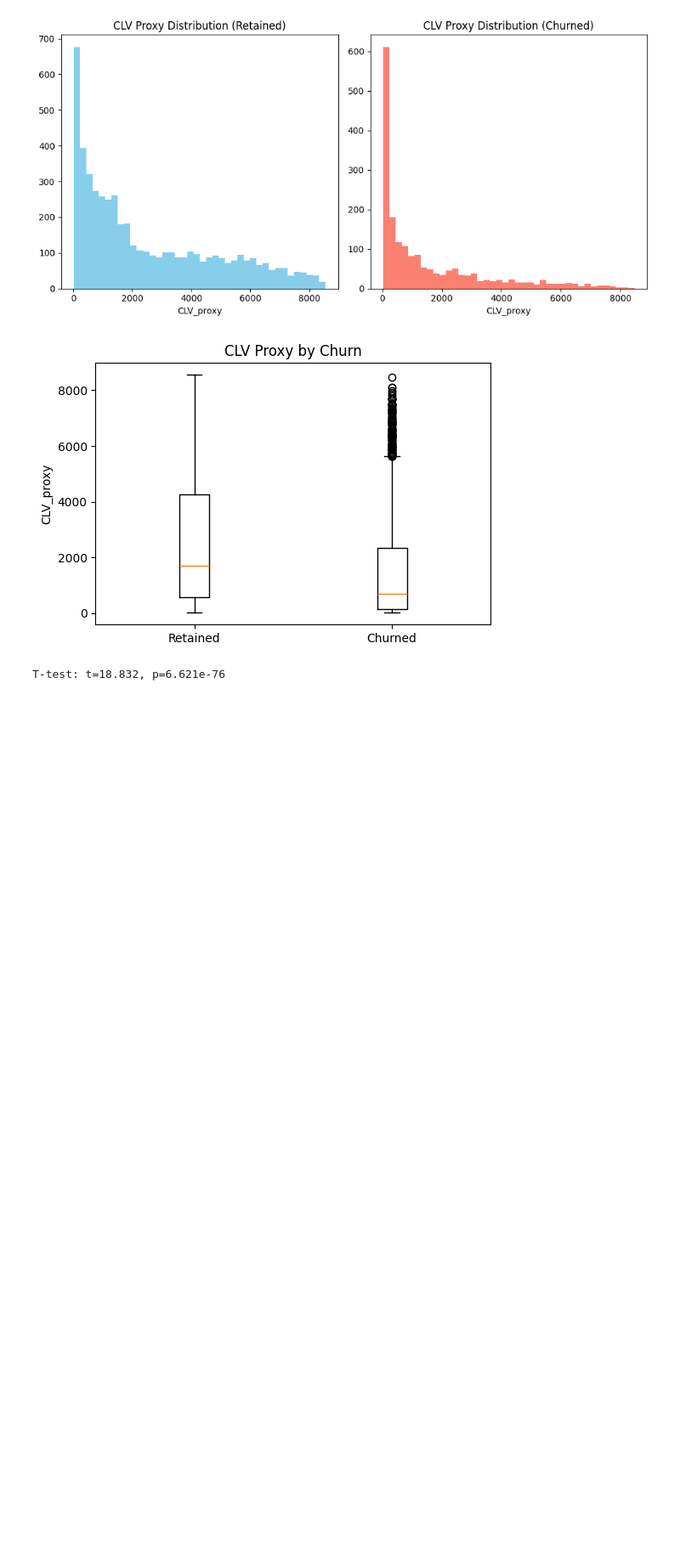
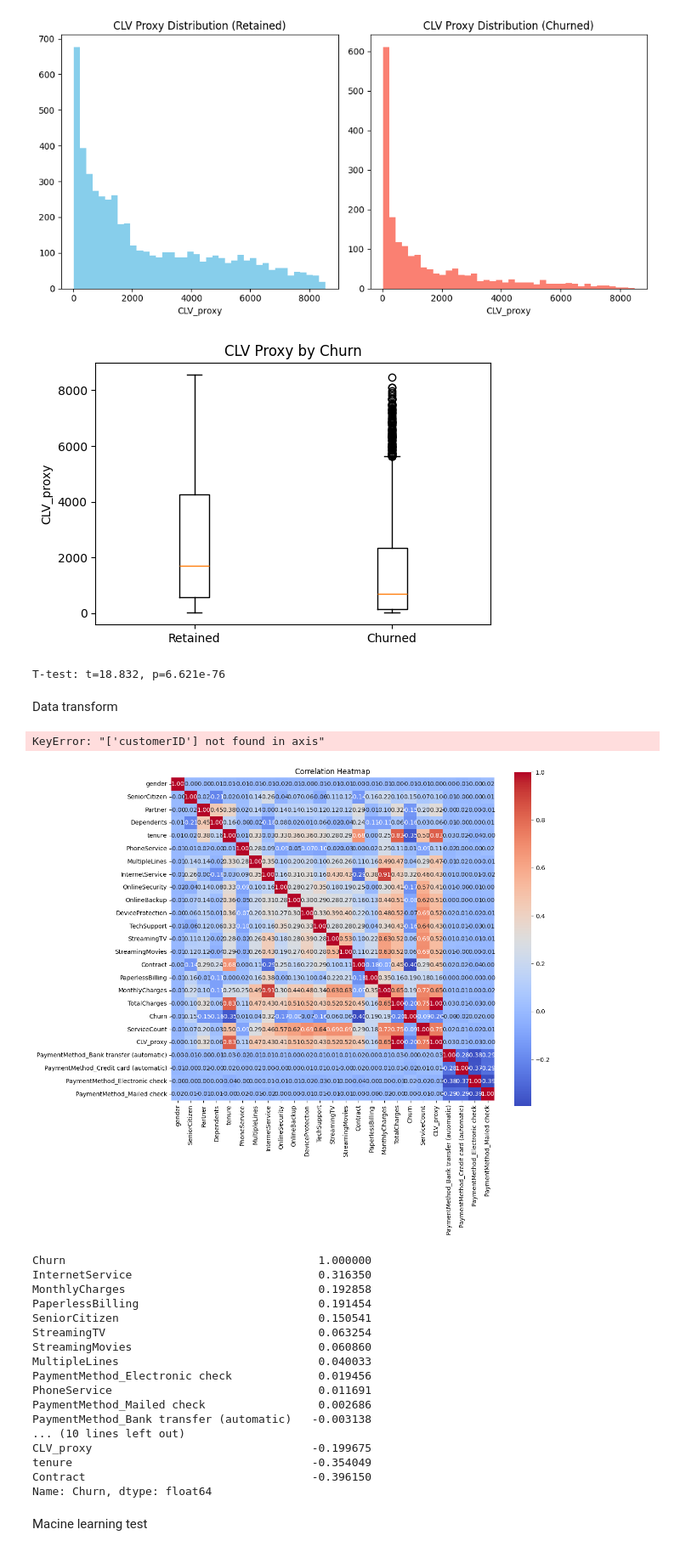
Before and after one commit to haseeb774/Customer-Churn-Prediction-MLOPS-Deployed, a Jupyter notebook: Notebook/eda.ipynb, the cells around one changed output. Shown at 85% size. Drawn from its saved outputs; the diff is of its cells as text; code cells hidden in the pictures; blank space fills up the shorter version.

```diff
--- a/Notebook/eda.ipynb
+++ b/Notebook/eda.ipynb
@@ -246,3 +237,54 @@ Churn
 [figure]
 [figure]
 T-test: t=18.832, p=6.621e-76
+# %% [markdown]
+Data transform
+# %%
+df = df.drop(columns=["customerID"])
+df["Partner"] = df["Partner"].map({"Yes": 1, "No": 0})
+df["Dependents"] = df["Dependents"].map({"Yes": 1, "No": 0})
+df["PhoneService"] = df["PhoneService"].map({"Yes": 1, "No": 0})
+df["MultipleLines"] = df["MultipleLines"].replace({"Yes": 1, "No": 0, "No phone service": 0})
+df["InternetService"] = df["InternetService"].replace({"DSL": 1, "Fiber optic": 2, "No": 0})
+df["Contract"] = df["Contract"].replace({"Month-to-month": 0, "One year": 1, "Two year": 2})
+df["PaperlessBilling"] = df["PaperlessBilling"].map({"Yes": 1, "No": 0})
+# one hot encode for df["PaymentMethod"] through scikit learn
+from sklearn.preprocessing import OneHotEncoder
+import numpy as np
+
+encoder = OneHotEncoder(sparse_output=False)
+
+encoded_data = encoder.fit_transform(df[["PaymentMethod"]])
+df = df.drop(columns=["PaymentMethod"])
+df = pd.concat([df, pd.DataFrame(encoded_data, columns=encoder.get_feature_names_out(["PaymentMethod"]))], axis=1)
+df = df.dropna()
+# %% [output]
+KeyError: "['customerID'] not found in axis"
+# %%
+# Correlation heatmap
+plt.figure(figsize=(12,10))
+sns.heatmap(df.corr(), annot=True, fmt=".2f", cmap="coolwarm", square=True)
+plt.title("Correlation Heatmap")
+plt.show()
+df.corr()["Churn"].sort_values(ascending=False)
+# %% [output]
+[figure, added]
+Churn                                      1.000000
+InternetService                            0.316350
+MonthlyCharges                             0.192858
+PaperlessBilling                           0.191454
+SeniorCitizen                              0.150541
+StreamingTV                                0.063254
+StreamingMovies                            0.060860
+MultipleLines                              0.040033
+PaymentMethod_Electronic check             0.019456
+PhoneService                               0.011691
+PaymentMethod_Mailed check                 0.002686
+PaymentMethod_Bank transfer (automatic)   -0.003138
+... (10 lines left out)
+CLV_proxy                                 -0.199675
+tenure                                    -0.354049
+Contract                                  -0.396150
+Name: Churn, dtype: float64
+# %% [markdown]
+Macine learning test
```
Also changed, not shown: parts of 12 cells of this notebook, 28 other files.
